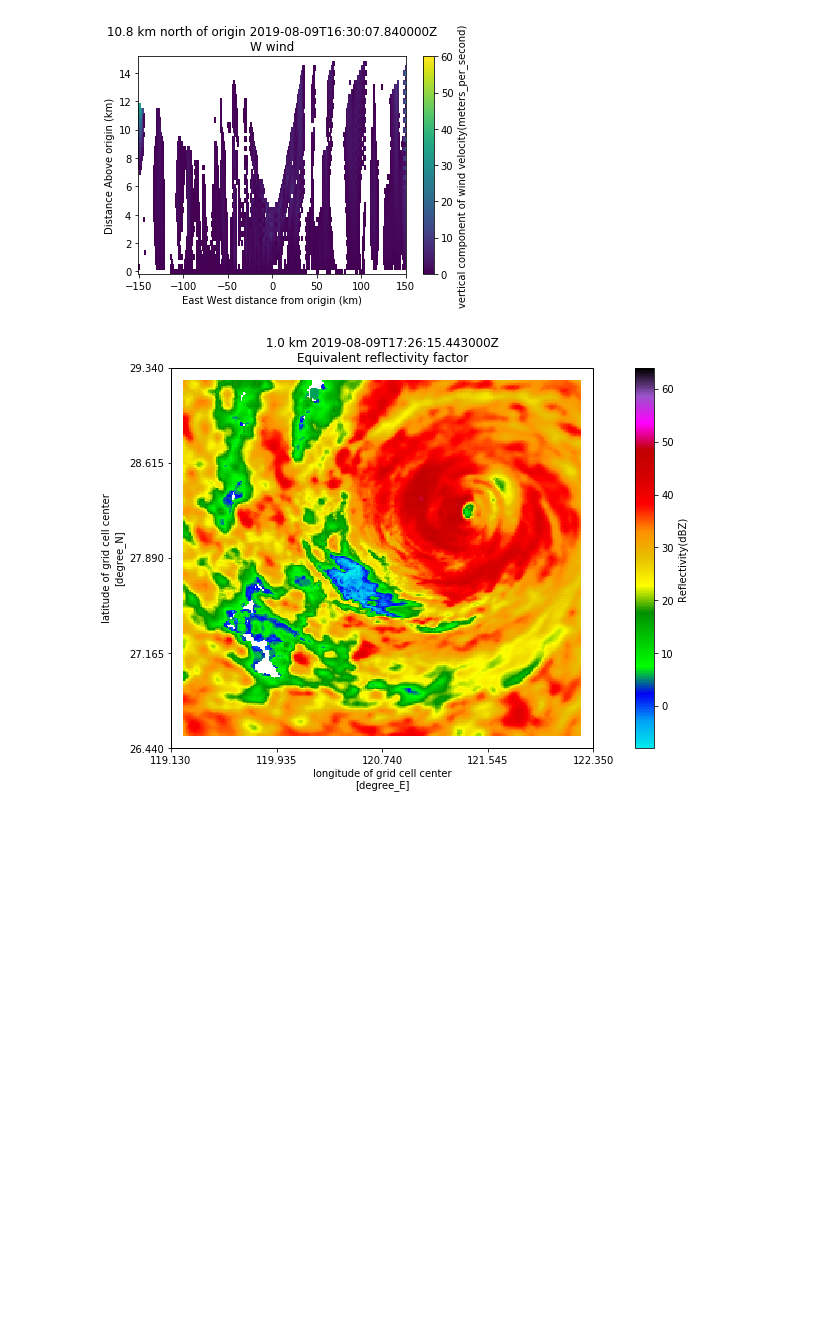
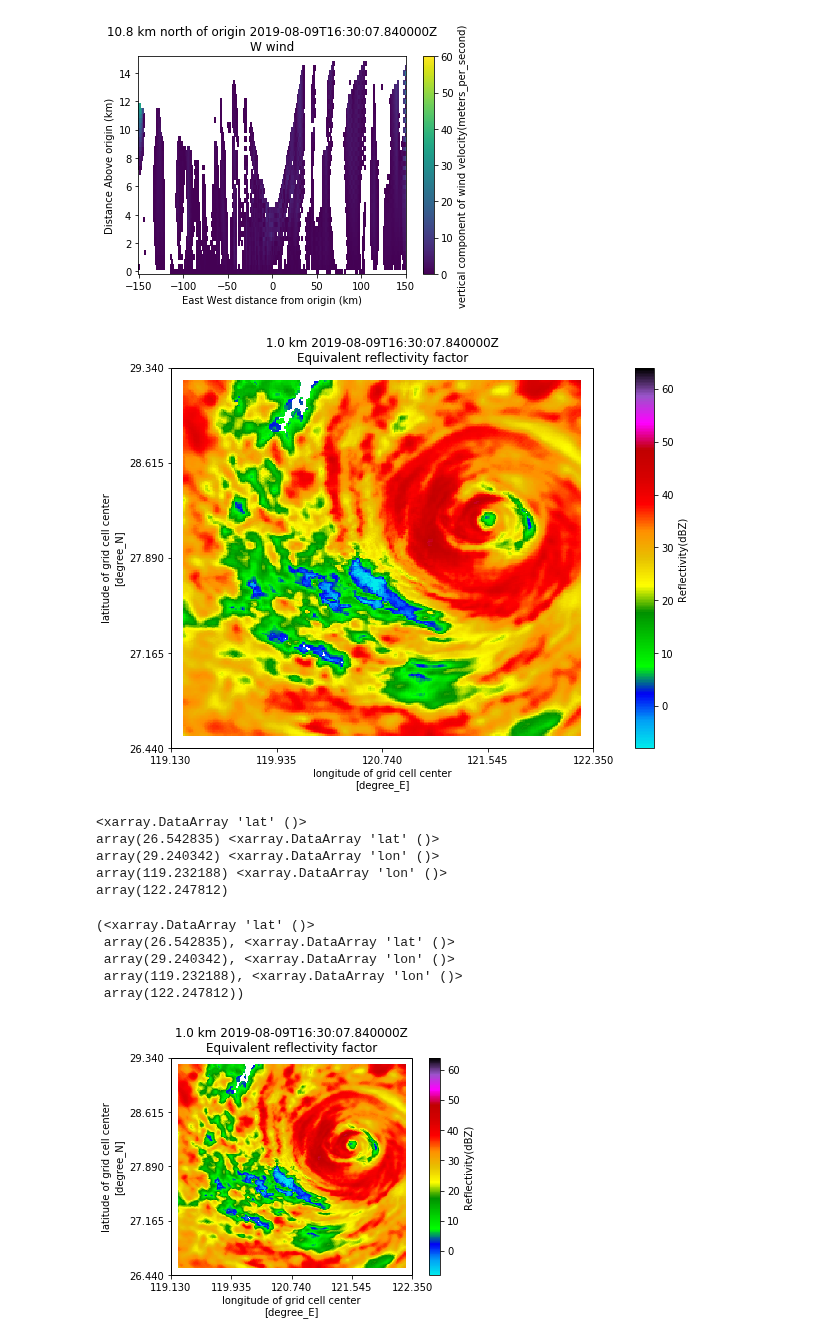
Before and after one commit to liyuan3970/study_demo, a Jupyter notebook: met_plot/利齐马/1_radar_retrive_wind-ECdata.ipynb, the cells around one changed output. Saved outputs shown, nothing was run; the diff lists cells and outputs as text; code cells hidden in the pictures; blank space fills up the shorter version.

Commit message:
data

```diff
--- a/met_plot/利齐马/1_radar_retrive_wind-ECdata.ipynb
+++ b/met_plot/利齐马/1_radar_retrive_wind-ECdata.ipynb
@@ -689,7 +671,25 @@ lon = -98.0
 # panel 1, basemap, radar reflectivity and NARR overlay
 ax1 = fig.add_axes(map_panel_axes)
 #display.plot_basemap(lon_lines = np.arange(-104, -93, 2) )
-display.plot_grid('reflectivity', level=level, vmin=vmin, vmax=vmax,
+lat_min, lat_max, lon_min, lon_max = display.plot_grid('reflectivity', level=level, vmin=vmin, vmax=vmax,
                  cmap = pyart.graph.cm.NWSRef)
 # %% [output]
-[figure, old version]
+[figure, new version]
+# %%
+print(lat_min, lat_max, lon_min, lon_max)
+# %% [output]
+<xarray.DataArray 'lat' ()>
+array(26.542835) <xarray.DataArray 'lat' ()>
+array(29.240342) <xarray.DataArray 'lon' ()>
+array(119.232188) <xarray.DataArray 'lon' ()>
+array(122.247812)
+# %%
+ display.plot_grid('reflectivity', level=level, vmin=vmin, vmax=vmax,
+                 cmap = pyart.graph.cm.NWSRef)
+# %% [output]
+(<xarray.DataArray 'lat' ()>
+ array(26.542835), <xarray.DataArray 'lat' ()>
+ array(29.240342), <xarray.DataArray 'lon' ()>
+ array(119.232188), <xarray.DataArray 'lon' ()>
+ array(122.247812))
+[figure, added]
```
Also changed, not shown: parts of 11 cells of this notebook, 2 other files.
